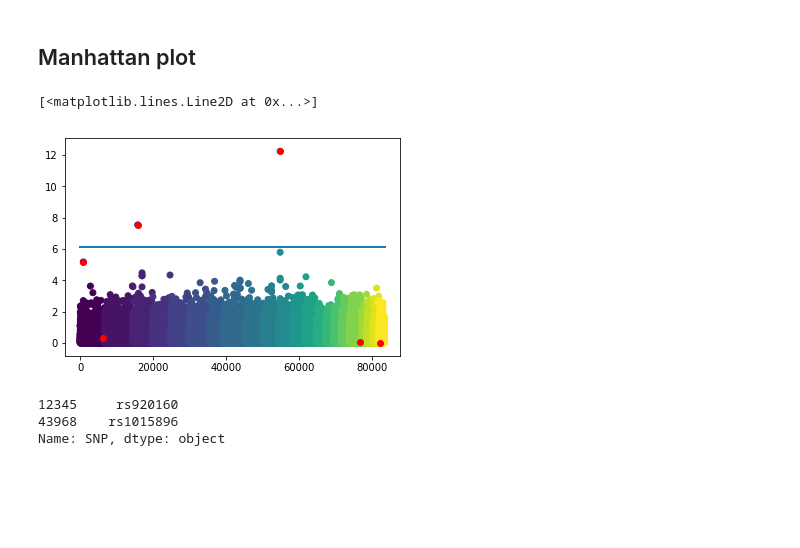
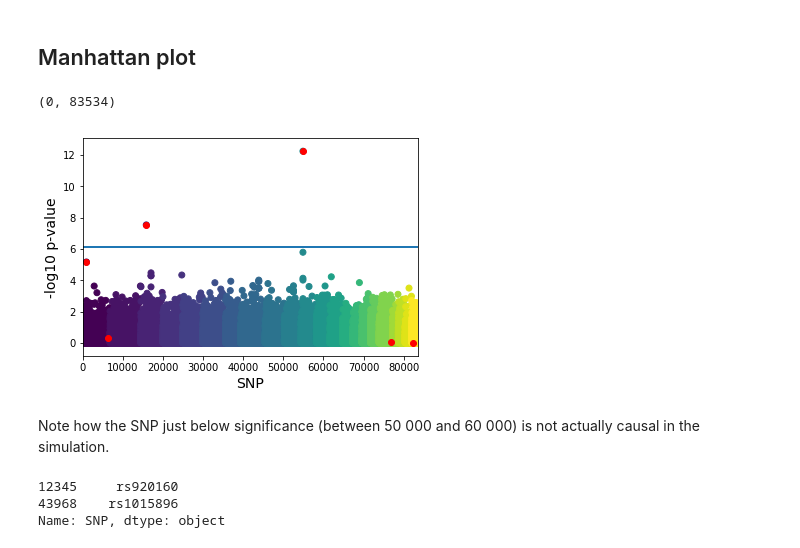
Before and after one commit to chagaz/practical-microbiomess-2017, a Jupyter notebook: Microbiome practical.ipynb, the cells around one changed output. Drawn from its saved outputs; the diff is of its cells as text; code cells hidden in the pictures; blank space fills up the shorter version.

```diff
--- a/Microbiome practical.ipynb
+++ b/Microbiome practical.ipynb
@@ -91,6 +85,8 @@ causal_SNPs_names = df.iloc[causal_SNPs][1].values
 print causal_SNPs_names
 # %% [output]
 ['rs12045968' 'rs967216' 'rs920160' 'rs1015896' 'rs1942455' 'rs1115764']
+# %%
+causal_SNPs_names = ['rs12045968', 'rs967216', 'rs920160', 'rs1015896', 'rs1942455', 'rs1115764']
 # %% [markdown]
 ## Generating case/control phenotype
 # %%
@@ -234,21 +192,31 @@ df.loc[df['SNP'].isin(causal_SNPs_names)]
 # %% [markdown]
 ## Manhattan plot
 # %%
+fig = plt.figure(figsize(6, 4))
+
 plt.scatter(df.BP, # x = SNP position
             -np.log10(df.P), # y = -log10 p-value (the higher the more significant)
             c=df.CHR) # color by chromosome
 
 # Plot the causal SNPs in red
 plt.scatter(df.BP[df['SNP'].isin(causal_SNPs_names)],
             -np.log10(df.P[df['SNP'].isin(causal_SNPs_names)]),
                      color='red')
 
 # significance threshold according to Bonferroni correction
 t = -np.log10(0.05/df.shape[0])
 plt.plot([0, max(df.BP)], [t, t], lw=2)
+
+plt.xlabel("SNP", fontsize=14)
+plt.ylabel("-log10 p-value", fontsize=14)
+plt.xlim([0, max(df.BP)])
+
+#plt.savefig('manhattan.png', bbox_inches='tight')
 # %% [output]
-[<matplotlib.lines.Line2D at 0x...>]
+(0, 83534)
-[figure, old version]
+[figure, new version]
+# %% [markdown]
+Note how the SNP just below significance (between 50 000 and 60 000) is not actually causal in the simulation.
 # %%
 # names of significant SNPs
 sig_SNPs = df.SNP[df.P < 0.05/df.shape[0]]
```
Also changed, not shown: parts of 51 cells of this notebook, 1 other file.
